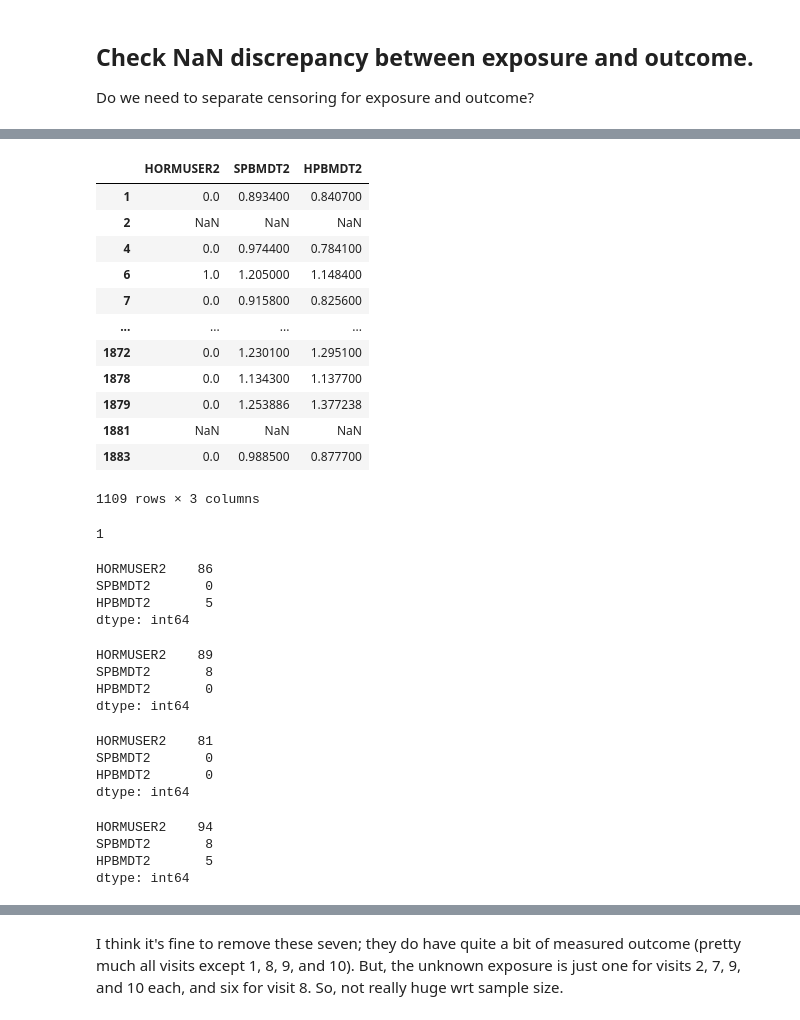
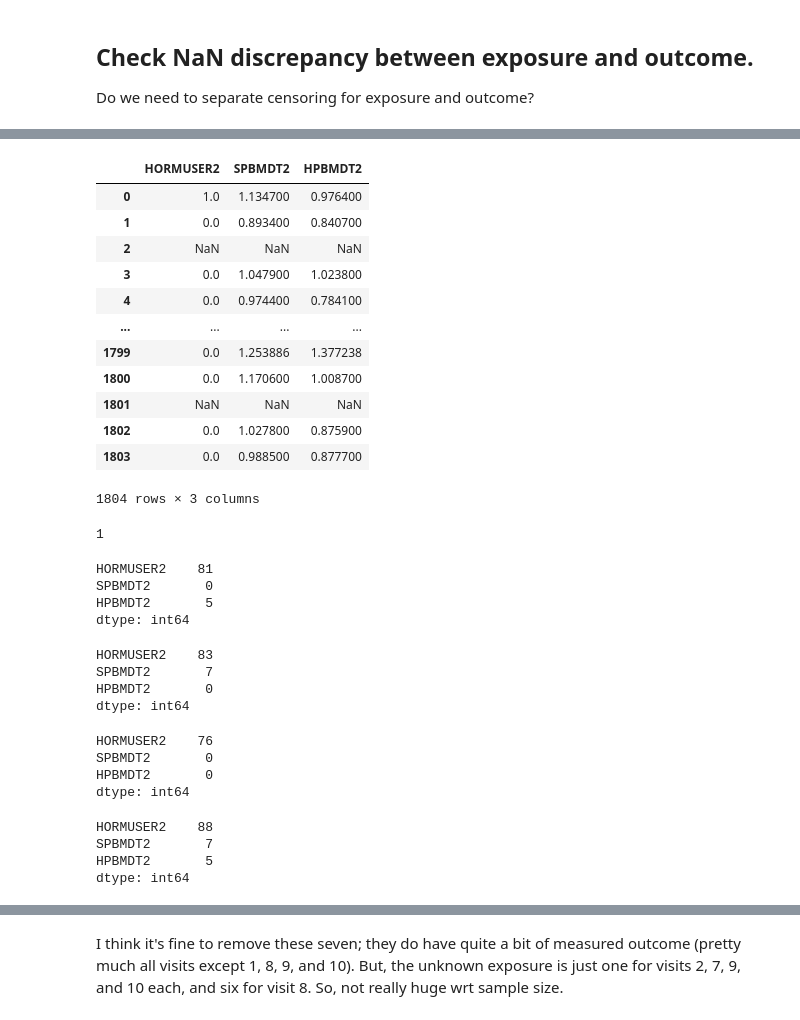
Before and after one commit to c6shi/hormone-use-bmd, a Jupyter notebook: eda.ipynb, the cells around one changed output, grey strips where cells are left out. Saved outputs shown, nothing was run; the diff lists cells and outputs as text; code cells hidden in the pictures.

```diff
--- a/eda.ipynb
+++ b/eda.ipynb
@@ -2,7 +2,7 @@
 import pandas as pd
 import numpy as np
 # %%
-data = pd.read_csv("pre-eda-data.csv")
+data = pd.read_csv("eda-data.csv")
 data.head()
 # %% [output]
 |  | SWANID | AGE | RACE(1) Black/African American | RACE(2) Chinese/Chinese American | RACE(3) Japanese/Japanese American | DEGREE | DIABETE0 | ... |
@@ -64,24 +80,24 @@ data_w_null.shape
 # %%
 # visit 2
-# HORMUSER2: 111
-# SPBMDT2: 196
-# HPBMDT2: 199
-visit2 = data_w_null.iloc[:, 0:3]
+# HORMUSER2: 105
+# SPBMDT2: 185
+# HPBMDT2: 187
+visit2 = data_w_null.loc[:, ['HORMUSER2', 'SPBMDT2', 'HPBMDT2']]
 visit2
 # %% [output]
 |  | HORMUSER2 | SPBMDT2 | HPBMDT2 |
+| 0 | 1.0 | 1.134700 | 0.976400 |
 | 1 | 0.0 | 0.893400 | 0.840700 |
 | 2 | NaN | NaN | NaN |
+| 3 | 0.0 | 1.047900 | 1.023800 |
 | 4 | 0.0 | 0.974400 | 0.784100 |
-| 6 | 1.0 | 1.205000 | 1.148400 |
-| 7 | 0.0 | 0.915800 | 0.825600 |
 | ... | ... | ... | ... |
-| 1872 | 0.0 | 1.230100 | 1.295100 |
-| 1878 | 0.0 | 1.134300 | 1.137700 |
-| 1879 | 0.0 | 1.253886 | 1.377238 |
-| 1881 | NaN | NaN | NaN |
-| 1883 | 0.0 | 0.988500 | 0.877700 |
+| 1799 | 0.0 | 1.253886 | 1.377238 |
+| 1800 | 0.0 | 1.170600 | 1.008700 |
+| 1801 | NaN | NaN | NaN |
+| 1802 | 0.0 | 1.027800 | 0.875900 |
+| 1803 | 0.0 | 0.988500 | 0.877700 |
-1109 rows × 3 columns
+1804 rows × 3 columns
 # %%
 # visit 2: 1 individual with null exposure, but measured outcome
 visit2_temp = visit2[visit2['HORMUSER2'].isna()].notna()
@@ -93,7 +109,7 @@ visit2_temp[visit2_temp['SPBMDT2'] | visit2_temp['HPBMDT2']].shape[0]
 # visit 2: 5 individuals with measured HPBMDT2, null SPBMDT2
 visit2[visit2['SPBMDT2'].isna()].notna().sum()
 # %% [output]
-HORMUSER2    86
+HORMUSER2    81
 SPBMDT2       0
 HPBMDT2       5
 dtype: int64
@@ -102,15 +118,15 @@ dtype: int64
 # visit 2: 8 individuals with measured SPBMDT2, null HPBMDT2
 visit2[visit2['HPBMDT2'].isna()].notna().sum()
 # %% [output]
-HORMUSER2    89
-SPBMDT2       8
+HORMUSER2    83
+SPBMDT2       7
 HPBMDT2       0
 dtype: int64
 # %%
 # visit 2: 81 individuals with measured exposure, null SPBMDT2 & HPBMDT2
 visit2[visit2['SPBMDT2'].isna() & visit2['HPBMDT2'].isna()].notna().sum()
 # %% [output]
-HORMUSER2    81
+HORMUSER2    76
 SPBMDT2       0
 HPBMDT2       0
 dtype: int64
@@ -118,8 +134,8 @@ dtype: int64
 # visit 2: 94 individuals with measured exposure, null SPBMDT2 or HPBMDT2
 visit2[visit2['SPBMDT2'].isna() | visit2['HPBMDT2'].isna()].notna().sum()
 # %% [output]
-HORMUSER2    94
-SPBMDT2       8
+HORMUSER2    88
+SPBMDT2       7
 HPBMDT2       5
 dtype: int64
 # %%
```
Also changed, not shown: parts of 14 cells of this notebook, 2 other files.
